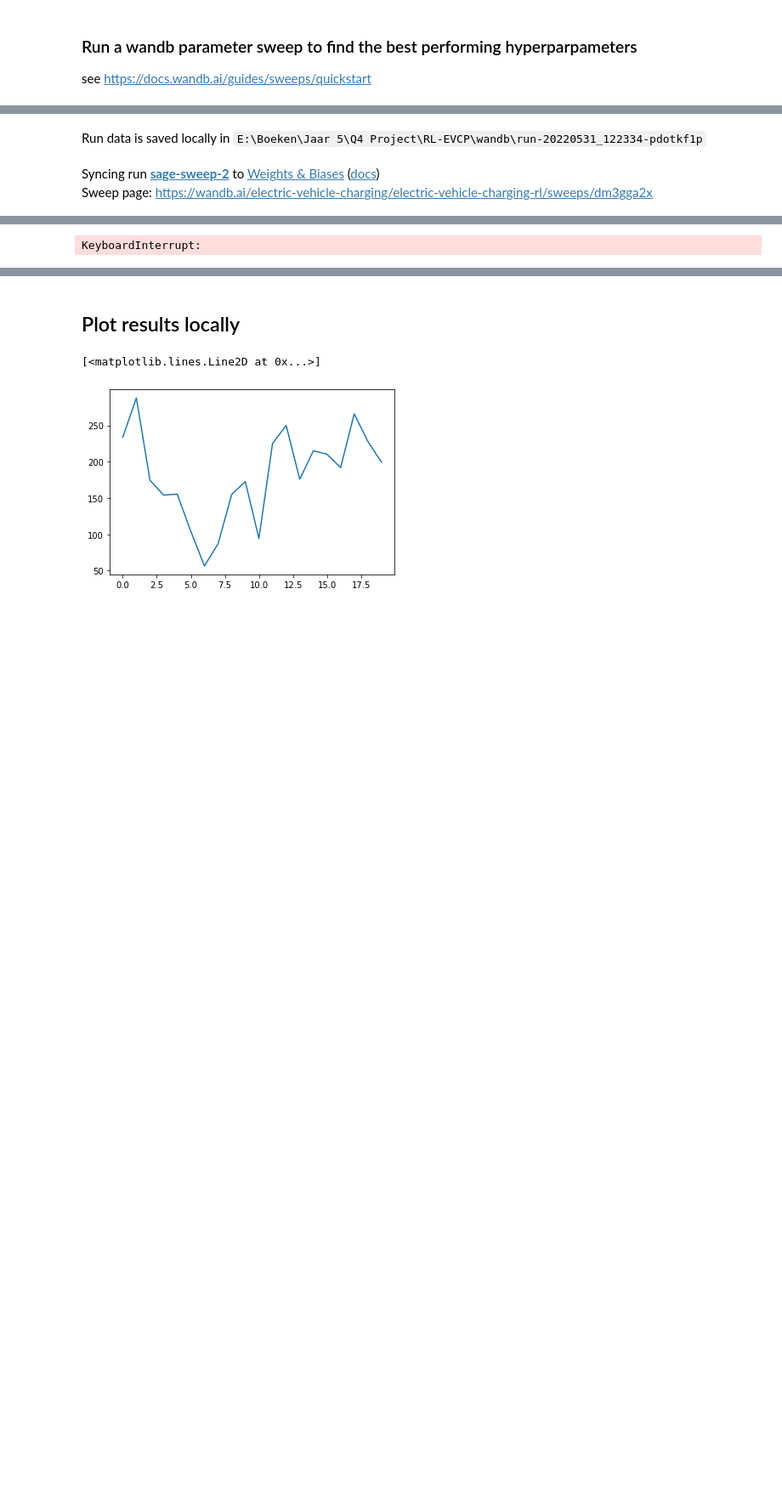
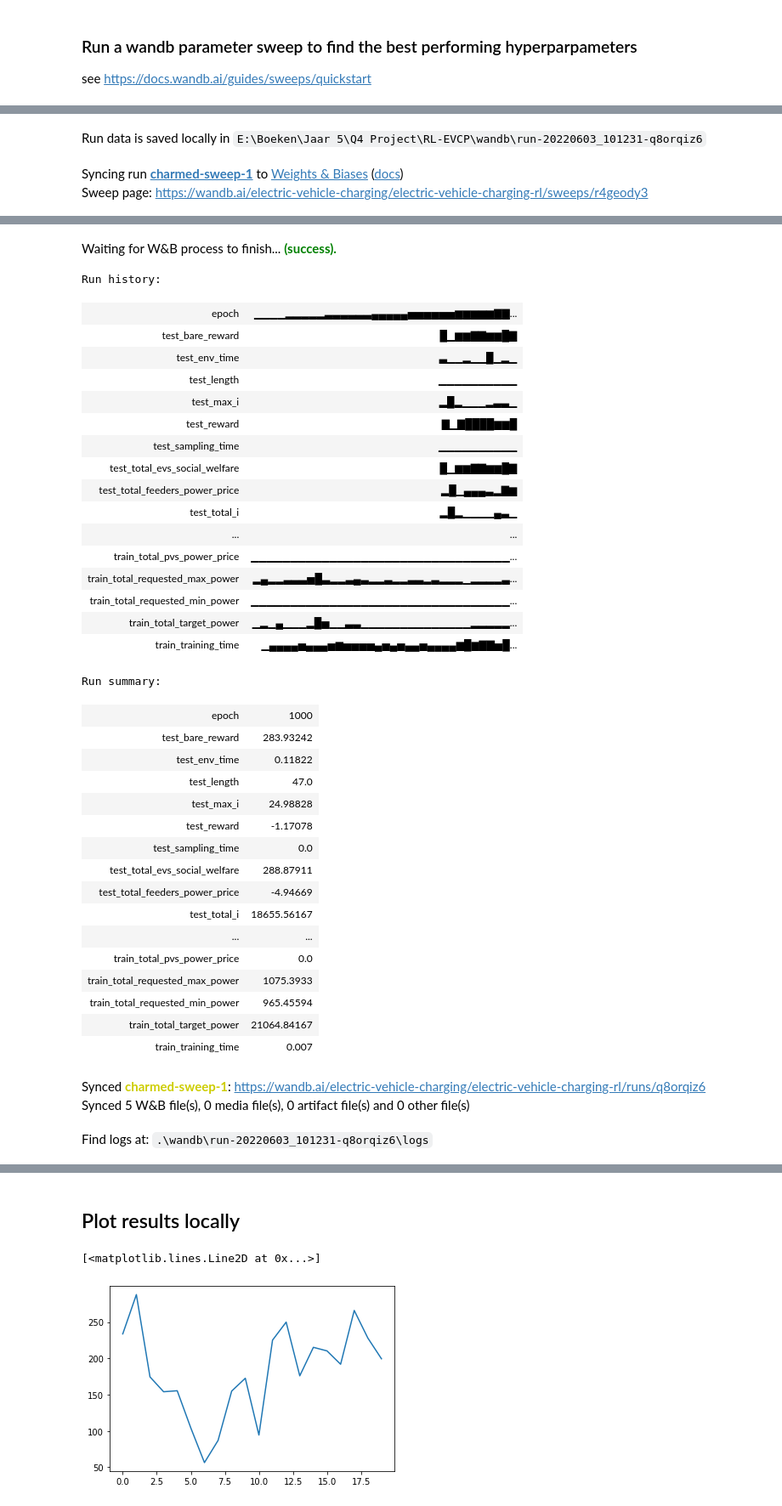
Before and after one commit to V0XNIHILI/RL-EVCP, a Jupyter notebook: Run TD3 gym.ipynb, the cells around one changed output, grey strips where cells are left out. Shown at 85% size. Drawn from its saved outputs; the diff is of its cells as text; code cells hidden in the pictures; blank space fills up the shorter version.

```diff
--- a/Run TD3 gym.ipynb
+++ b/Run TD3 gym.ipynb
@@ -91,6 +91,8 @@ env_config = {
     "current_reward_factor" : 0, # default 1e-4
     "max_current_reward_factor" : 0, # default 1e-1
     "power_reward_factor" : 1e-4, # default 1e-4
+
+    "EV_only" : True, # Switch between a model with EV only outputs
 }
 # %% [markdown]
 ## Create environment
@@ -138,8 +147,8 @@ agent_config = {
     "policy_update_freq": 4,
     "batch_size": 16,
     "min_size_to_sample": 10,
-    "n_eps": 10001,
-    "test_each": 50,
+    "n_eps": 50001,
+    "test_each": 100,
     "n_test_episodes": 10,
     "memory": "traj", # traj, traj_trans, trans. traj seems the most promising
 }
@@ -333,6 +332,6 @@ Sweep URL: https://wandb.ai/electric-vehicle-charging/electric-vehicle-charging-
 # %%
 # manual_id = "dm3gga2x"
 
-count = 1 # number of runs to execute
-wandb.agent(manual_id, function=train, count=count, project="electric-vehicle-charging-rl", entity="electric-vehicle-charging")
+count = 10 # number of runs to execute
+wandb.agent(sweep_id, function=train, count=count, project="electric-vehicle-charging-rl", entity="electric-vehicle-charging")
 # %% [output]
@@ -351,7 +345,7 @@ wandb:  tau: 0.004651014206663563
 wandb: WARNING Ignored wandb.init() arg project when running a sweep.
 wandb: WARNING Ignored wandb.init() arg entity when running a sweep.
 Tracking run with wandb version 0.12.17
-Run data is saved locally in E:\Boeken\Jaar 5\Q4 Project\RL-EVCP\wandb\run-20220531_122334-pdotkf1p
+Run data is saved locally in E:\Boeken\Jaar 5\Q4 Project\RL-EVCP\wandb\run-20220603_101231-q8orqiz6
-Syncing run sage-sweep-2 to Weights & Biases (docs)
-Sweep page: https://wandb.ai/electric-vehicle-charging/electric-vehicle-charging-rl/sweeps/dm3gga2x
+Syncing run charmed-sweep-1 to Weights & Biases (docs)
+Sweep page: https://wandb.ai/electric-vehicle-charging/electric-vehicle-charging-rl/sweeps/r4geody3
 Training episode 50
@@ -358 +368,38 @@ Training episode 50
+Waiting for W&B process to finish... (success).
-KeyboardInterrupt:
+Run history:
+| epoch | ▁▁▁▁▂▂▂▂▂▃▃▃▃▃▃▄▄▄▄▄▅▅▅▅▅▅▆▆▆▆▆▇▇... |
+| test_bare_reward | █▁▆▆▇▇▆▆█▇ |
+| test_env_time | ▃▁▁▂▁▁█▁▂▁ |
+| test_length | ▁▁▁▁▁▁▁▁▁▁ |
+| test_max_i | ▂█▂▁▁▁▂▃▃▁ |
+| test_reward | ▇▁▇████▆▆█ |
+| test_sampling_time | ▁▁▁▁▁▁▁▁▁▁ |
+| test_total_evs_social_welfare | █▁▆▆▇▇▆▆█▇ |
+| test_total_feeders_power_price | ▂█▁▄▄▄▃▂▇▆ |
+| test_total_i | ▂█▂▁▁▁▁▄▃▁ |
+| ... | ... |
+| train_total_pvs_power_price | ▁▁▁▁▁▁▁▁▁▁▁▁▁▁▁▁▁▁▁▁▁▁▁▁▁▁▁▁▁▁▁▁▁... |
+| train_total_requested_max_power | ▂▄▂▂▃▃▃▅█▃▂▂▃▄▃▂▂▃▂▂▃▃▂▃▂▂▂▁▂▂▂▂▃... |
+| train_total_requested_min_power | ▁▁▁▁▁▁▁▁▁▁▁▁▁▁▁▁▁▁▁▁▁▁▁▁▁▁▁▁▁▁▁▁▁... |
+| train_total_target_power | ▁▂▁▄▁▁▁▂█▅▁▁▃▃▁▁▁▁▁▁▁▁▁▁▁▁▁▁▂▂▂▂▂... |
+| train_training_time | ▁▄▄▄▄▅▄▄▄▅▆▅▅▅▅▄▅▄▅▄▄▅▄▄▄▄▆█▆▇▇▅█... |
+Run summary:
+| epoch | 1000 |
+| test_bare_reward | 283.93242 |
+| test_env_time | 0.11822 |
+| test_length | 47.0 |
+| test_max_i | 24.98828 |
+| test_reward | -1.17078 |
+| test_sampling_time | 0.0 |
+| test_total_evs_social_welfare | 288.87911 |
+| test_total_feeders_power_price | -4.94669 |
+| test_total_i | 18655.56167 |
+| ... | ... |
+| train_total_pvs_power_price | 0.0 |
+| train_total_requested_max_power | 1075.3933 |
+| train_total_requested_min_power | 965.45594 |
+| train_total_target_power | 21064.84167 |
+| train_training_time | 0.007 |
+Synced charmed-sweep-1: https://wandb.ai/electric-vehicle-charging/electric-vehicle-charging-rl/runs/q8orqiz6
+Synced 5 W&B file(s), 0 media file(s), 0 artifact file(s) and 0 other file(s)
+Find logs at: .\wandb\run-20220603_101231-q8orqiz6\logs
```
Also changed, not shown: parts of 8 cells of this notebook, 2 other files.
